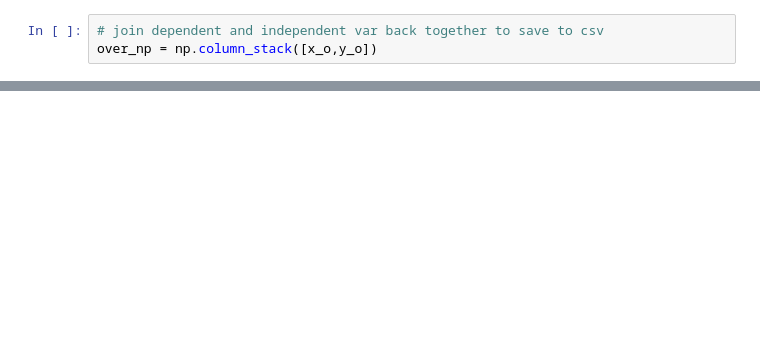
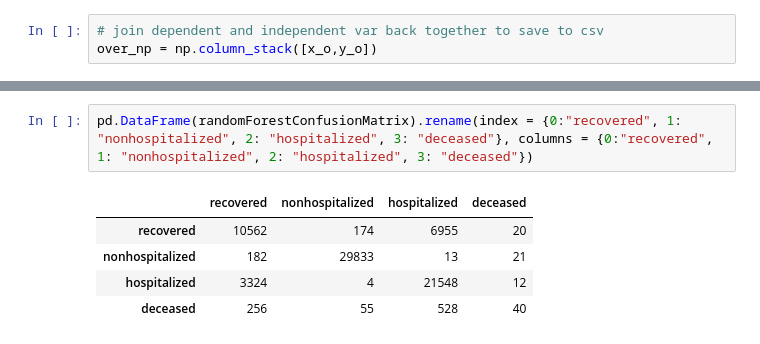
Before and after one commit to DjOlaiya/DoR459_Proj, a Jupyter notebook: Milestone_3.ipynb, the cells around one changed output, grey strips where cells are left out. Saved outputs shown, nothing was run; the diff lists cells and outputs as text; blank space fills up the shorter version.

```diff
--- a/Milestone_3.ipynb
+++ b/Milestone_3.ipynb
@@ -258,0 +365,8 @@ randomForestConfusionMatrix = confusion_matrix(y_test, randomForestprediction, l
+# %%
+pd.DataFrame(randomForestConfusionMatrix).rename(index = {0:"recovered", 1: "nonhospitalized", 2: "hospitalized", 3: "deceased"}, columns = {0:"recovered", 1: "nonhospitalized", 2: "hospitalized", 3: "deceased"})
+# %% [output]
+|  | recovered | nonhospitalized | hospitalized | deceased |
+| recovered | 10562 | 174 | 6955 | 20 |
+| nonhospitalized | 182 | 29833 | 13 | 21 |
+| hospitalized | 3324 | 4 | 21548 | 12 |
+| deceased | 256 | 55 | 528 | 40 |
```
Also changed, not shown: parts of 64 cells of this notebook.
